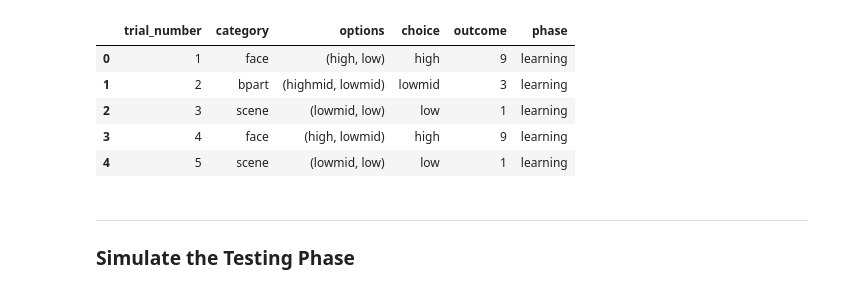
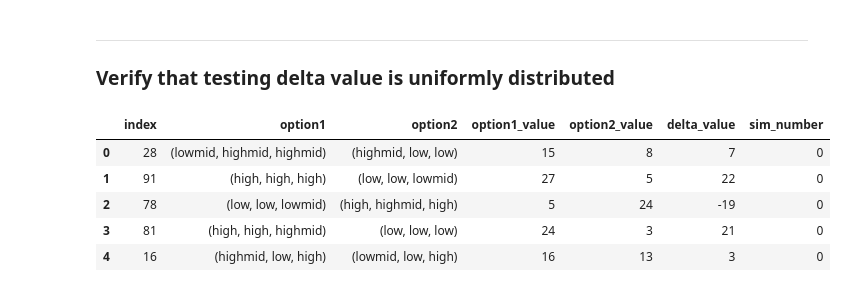
Before and after one commit to boomsbloom/boomsbloom.github.io, a Jupyter notebook: lab_notebooks/multidim_taskdesign.ipynb, the cells around one changed output. Saved outputs shown, nothing was run; the diff lists cells and outputs as text; code cells hidden in the pictures.

```diff
--- a/lab_notebooks/multidim_taskdesign.ipynb
+++ b/lab_notebooks/multidim_taskdesign.ipynb
@@ -139,0 +303,25 @@ learn_data = pd.DataFrame.from_dict(learn_data)
+# %%
+# number of simulations to run per noise level and strategy
+n_sims = 50
+
+# level of noise to add to the decision making process
+sim_noise_levels = [0,0.25,0.5,0.75,1]
+
+# strategy to follow
+strategies = ["random","delta_value","within_value"]
+
+sim_test_data, sim_test_trials = [], []
+for sim in range(n_sims):
+    for strategy in strategies:
+        for sim_noise in sim_noise_levels:
+            t_data, tt_data = simTestingPhase(n_trials=100,
+                                              sim_number=sim,
+                                              n_dv_bins=11,
+                                              sim_noise=sim_noise,
+                                              learning_strategy=strategy)
+            sim_test_data.append(t_data)
+            sim_test_trials.append(tt_data)
+sim_test_data = pd.concat(sim_test_data)
+sim_test_trials = pd.concat(sim_test_trials)
+sim_test_data.to_csv("multidim_simulated_data.csv")
+sim_test_data.head()
@@ -140,12 +373,12 @@ learn_data = pd.DataFrame.from_dict(learn_data)
+# %% [markdown]
+---
+### Verify that testing delta value is uniformly distributed
 # %%
-learn_data.head()
+sim_test_trials.head()
 # %% [output]
-|  | trial_number | category | options | choice | outcome | phase |
-| 0 | 1 | face | (high, low) | high | 9 | learning |
-| 1 | 2 | bpart | (highmid, lowmid) | lowmid | 3 | learning |
-| 2 | 3 | scene | (lowmid, low) | low | 1 | learning |
-| 3 | 4 | face | (high, lowmid) | high | 9 | learning |
-| 4 | 5 | scene | (lowmid, low) | low | 1 | learning |
+|  | index | option1 | option2 | option1_value | option2_value | delta_value | sim_number |
+| 0 | 28 | (lowmid, highmid, highmid) | (highmid, low, low) | 15 | 8 | 7 | 0 |
+| 1 | 91 | (high, high, high) | (low, low, lowmid) | 27 | 5 | 22 | 0 |
+| 2 | 78 | (low, low, lowmid) | (high, highmid, high) | 5 | 24 | -19 | 0 |
+| 3 | 81 | (high, high, highmid) | (low, low, low) | 24 | 3 | 21 | 0 |
+| 4 | 16 | (highmid, low, high) | (lowmid, low, high) | 16 | 13 | 3 | 0 |
-# %% [markdown]
----
-### Simulate the Testing Phase
```
Also changed, not shown: parts of 25 cells of this notebook, 1 other file.
